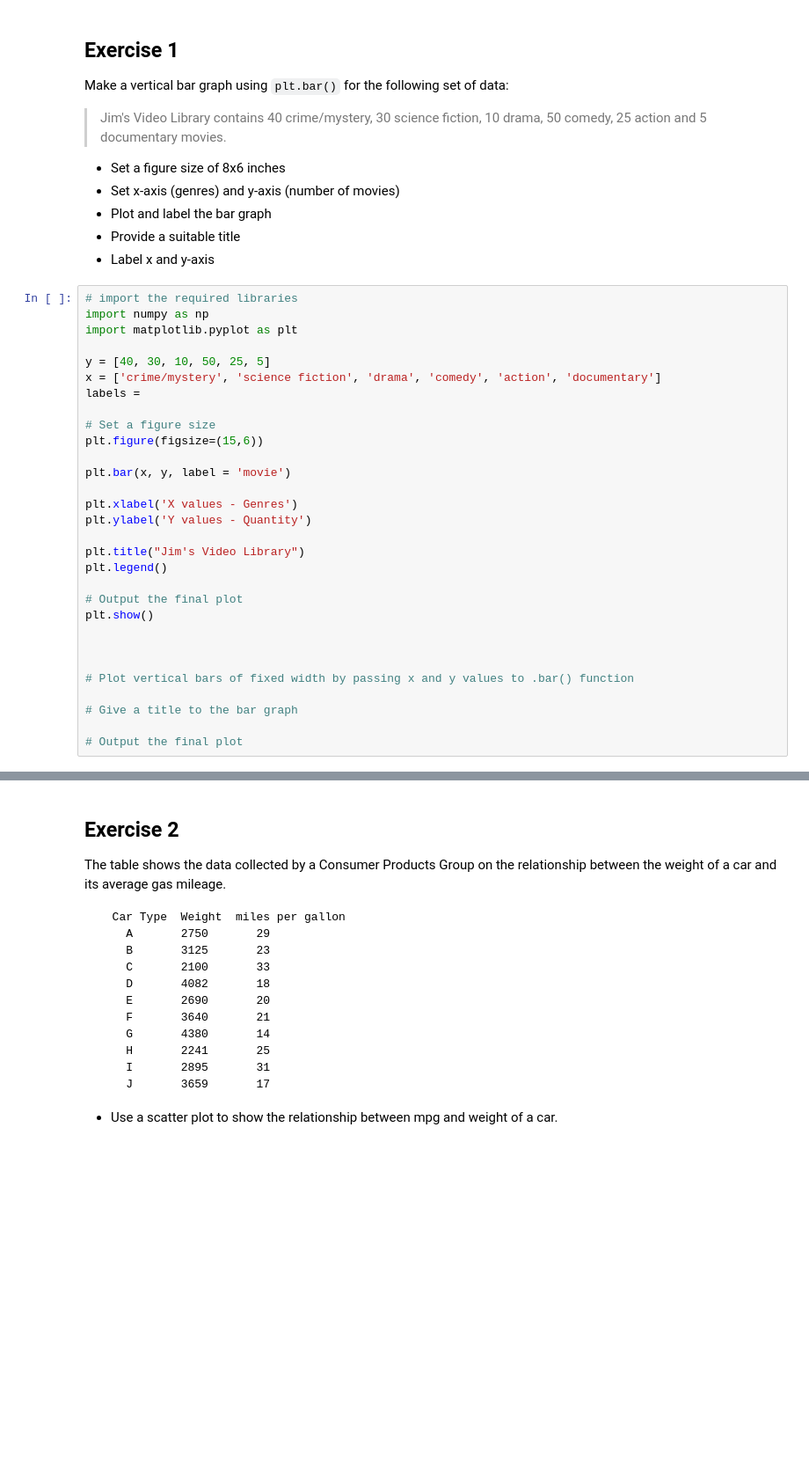
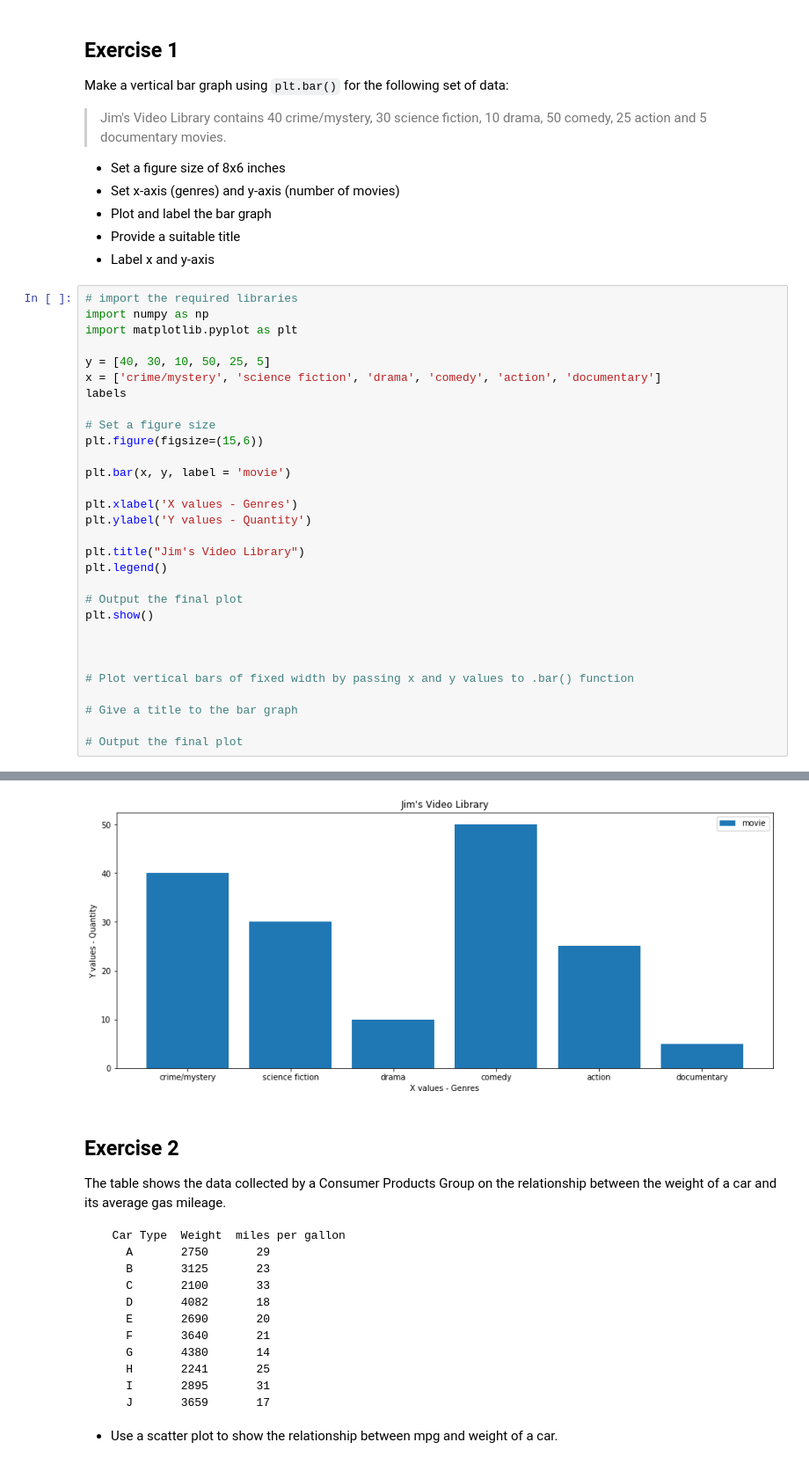
Before and after one commit to Jeremykao7/dsc-0-01-22-visualizing-data-lab-online-ds-sp-000, a Jupyter notebook: index.ipynb, the cells around one changed output, grey strips where cells are left out. Shown at 88% size. Drawn from its saved outputs; the diff is of its cells as text; blank space fills up the shorter version.

```diff
--- a/index.ipynb
+++ b/index.ipynb
@@ -27,7 +27,7 @@ import matplotlib.pyplot as plt
 
 y = [40, 30, 10, 50, 25, 5]
 x = ['crime/mystery', 'science fiction', 'drama', 'comedy', 'action', 'documentary']
-labels =
+labels
 
 # Set a figure size
 plt.figure(figsize=(15,6))
@@ -55,3 +54,4 @@ SyntaxError: invalid syntax (<ipython-input-6-69e63144c240>, line 7)
+[figure, added]
 # %% [markdown]
 ## Exercise 2
 
```
Also changed, not shown: parts of 1 cell of this notebook.
